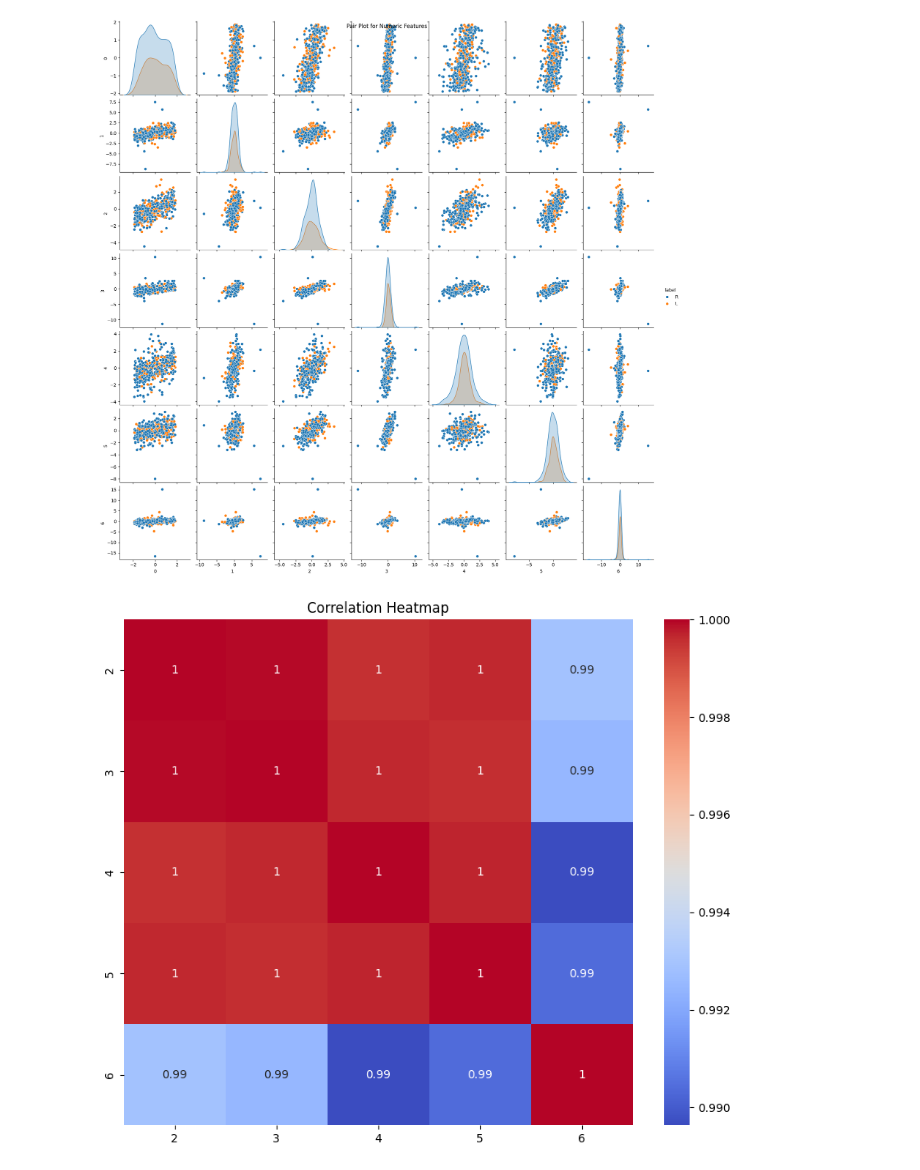
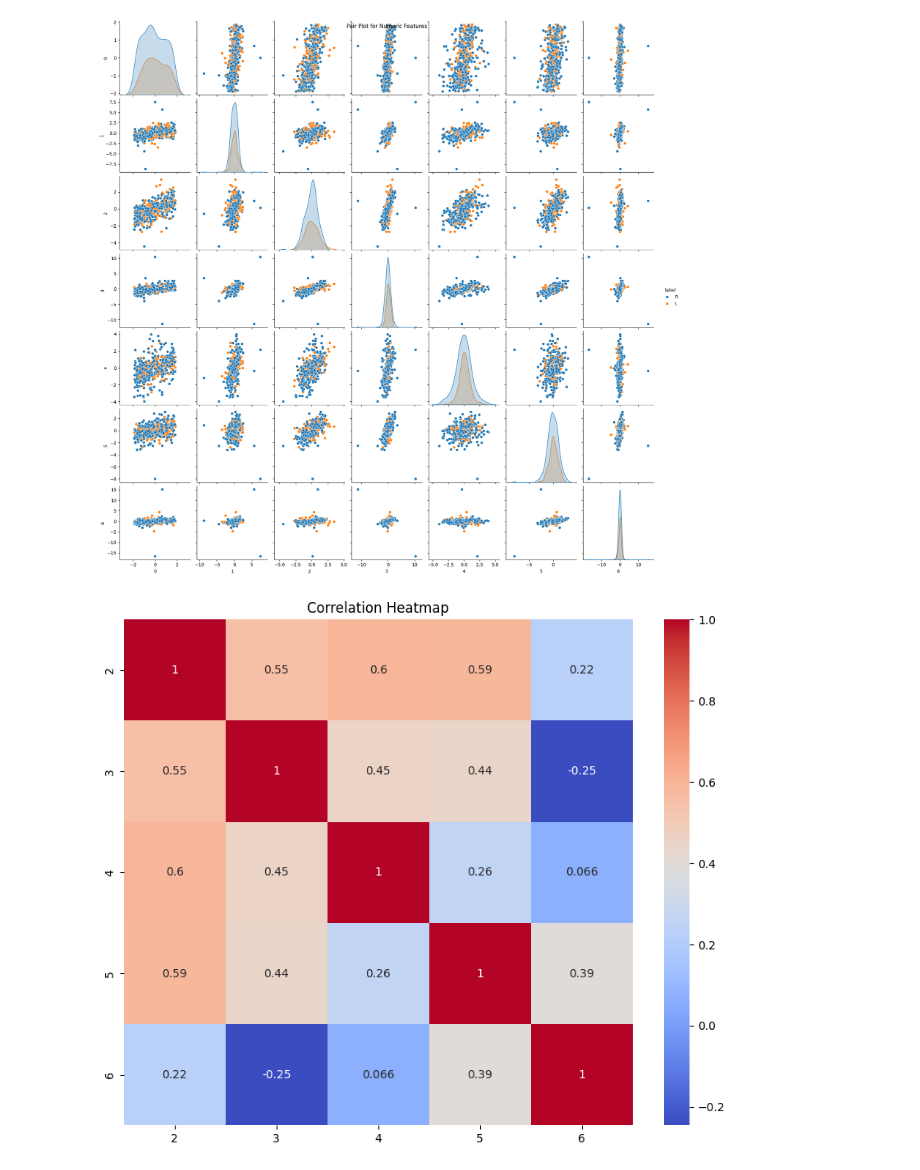
Before and after one commit to ytaa2021/NN-BCI, a Jupyter notebook: visualize.ipynb, the cells around one changed output. Cells and saved outputs as stored; diff of their text form; code cells hidden in the pictures.

```diff
--- a/visualize.ipynb
+++ b/visualize.ipynb
@@ -68,22 +78,22 @@ plt.show()
 # %% [output]
 [figure]
 # %%
-# Assuming you have features in columns 2 to end
-features = df.iloc[:, 2:]
+# Features 3 to 9(inclusive)
+features = df.iloc[:, 2:9]
 
 # Filter numeric columns
 numeric_columns = features.select_dtypes(include=['float64', 'int64']).columns
 
 # Create a DataFrame with only numeric columns
 numeric_features = features[numeric_columns]
 
 # Plot a correlation heatmap for numeric features
 plt.figure(figsize=(10, 8))
 sns.heatmap(numeric_features.corr(), annot=True, cmap='coolwarm')
 plt.title('Correlation Heatmap')
 plt.show()
 # %% [output]
-[figure, old version]
+[figure, new version]
 # %%
 #plot F3 feature values per 1s timestamp
 plt.figure(figsize=(8, 6))
```
Also changed, not shown: parts of 3 cells of this notebook, 4 other files.
